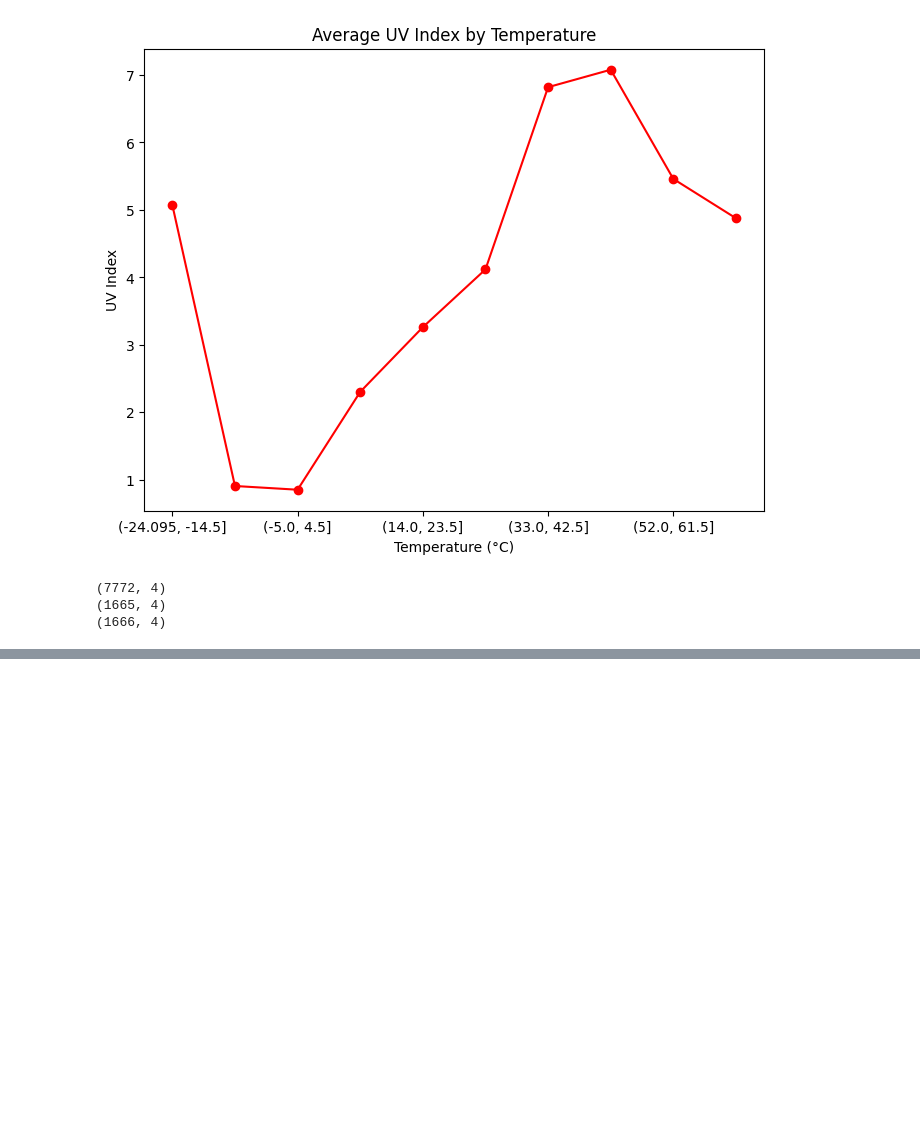
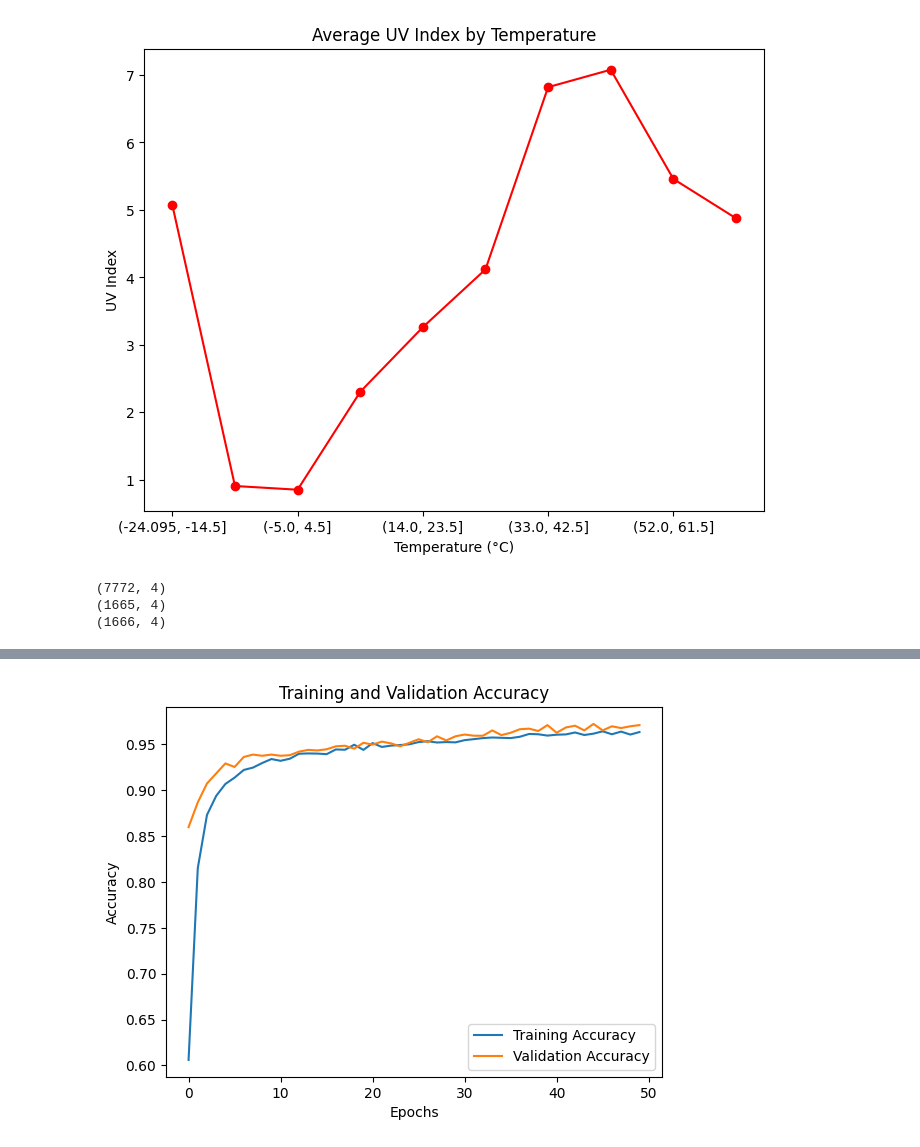
Before and after one commit to Marraff/machine-learning, a Jupyter notebook: preprocessing.ipynb, the cells around one changed output, grey strips where cells are left out. Drawn from its saved outputs; the diff is of its cells as text; code cells hidden in the pictures; blank space fills up the shorter version.

```diff
--- a/preprocessing.ipynb
+++ b/preprocessing.ipynb
@@ -1090,12 +630,0 @@ Epoch 50/50
-# %%
-# Vyhodnotenie modelu
-test_loss, test_acc = model.evaluate(X_test, Y_test)
-
-# Konfúzna matica
-Y_pred = model.predict(X_test)
-cm = confusion_matrix(Y_test.argmax(axis=1), Y_pred.argmax(axis=1))
-
-# Zobrazenie konfúznej matice
-sns.heatmap(cm, annot=True, fmt='d', cmap='Blues')
-plt.title('Confusion Matrix')
-plt.show()
@@ -1105,0 +631,68 @@ plt.show()
+# %%
+# Funkcia na vizualizáciu konfúznej matice
+def plot_confusion_matrix(y_true, y_pred, title='Confusion Matrix'):
+    cm = confusion_matrix(y_true.argmax(axis=1), y_pred.argmax(axis=1))
+    plt.figure(figsize=(8, 6))
+    sns.heatmap(cm, annot=True, fmt='d', cmap='Blues', xticklabels=np.arange(cm.shape[1]), yticklabels=np.arange(cm.shape[0]))
+    plt.xlabel('Predicted')
+    plt.ylabel('True')
+    plt.title(title)
+    plt.show()
+
+# Definícia funkcie na trénovanie a vyhodnotenie modelu
+def train_and_evaluate_model(n_neurons_1, n_neurons_2, learning_rate, epochs):
+    # Vytvorenie modelu
+    model = create_model2(n_neurons_1, n_neurons_2, learning_rate)
+
+    # Early stopping callback
+    early_stopping = EarlyStopping(monitor='val_loss', patience=5, restore_best_weights=True)
+
+    # Trénovanie modelu na celej trénovacej množine
+    history = model.fit(X_train, Y_train,
+                        epochs=epochs,
+                        validation_split=0.2,  # Rozdelenie trénovacej množiny na trénovaciu a validačnú
+                        batch_size=32,
+                        callbacks=[early_stopping],
+                        verbose=1)  # verbose=1 na zobrazenie priebehu trénovania
+
+    # Vyhodnotenie modelu na trénovacej množine
+    train_loss, train_acc = model.evaluate(X_train, Y_train, verbose=0)
+    print(f'Training Loss: {train_loss}, Training Accuracy: {train_acc}')
+
+    # Vyhodnotenie modelu na testovacej množine
+    test_loss, test_acc = model.evaluate(X_test, Y_test, verbose=0)
+    print(f'Test Loss: {test_loss}, Test Accuracy: {test_acc}')
+
+    # Predikcia na trénovacej a testovacej množine
+    y_train_pred = model.predict(X_train)
+    y_test_pred = model.predict(X_test)
+
+    # Zobrazenie priebehu trénovania a validácie
+    plt.plot(history.history['accuracy'], label='Training Accuracy')
+    plt.plot(history.history['val_accuracy'], label='Validation Accuracy')
+    plt.title('Training and Validation Accuracy')
+    plt.xlabel('Epochs')
+    plt.ylabel('Accuracy')
+    plt.legend()
+    plt.show()
+
+    plt.plot(history.history['loss'], label='Training Loss')
+    plt.plot(history.history['val_loss'], label='Validation Loss')
+    plt.title('Training and Validation Loss')
+    plt.xlabel('Epochs')
+    plt.ylabel('Loss')
+    plt.legend()
+    plt.show()
+
+    # Zobrazenie konfúznej matice
+    plot_confusion_matrix(Y_train, y_train_pred, title='Training Confusion Matrix')
+    plot_confusion_matrix(Y_test, y_test_pred, title='Test Confusion Matrix')
+
+# Prvý model
+print("Training Model 1: Epochs=50, Learning Rate=0.001, Neurons1=64, Neurons2=32")
+train_and_evaluate_model(n_neurons_1=64, n_neurons_2=32, learning_rate=0.001, epochs=50)
+
+# Druhý model
+print("Training Model 2: Epochs=70, Learning Rate=0.01, Neurons1=32, Neurons2=16")
+train_and_evaluate_model(n_neurons_1=32, n_neurons_2=16, learning_rate=0.01, epochs=70)
+# %% [output]
@@ -1105,0 +716 @@ plt.show()
+[figure, added]
```
Also changed, not shown: parts of 16 cells of this notebook, 12 other files.
